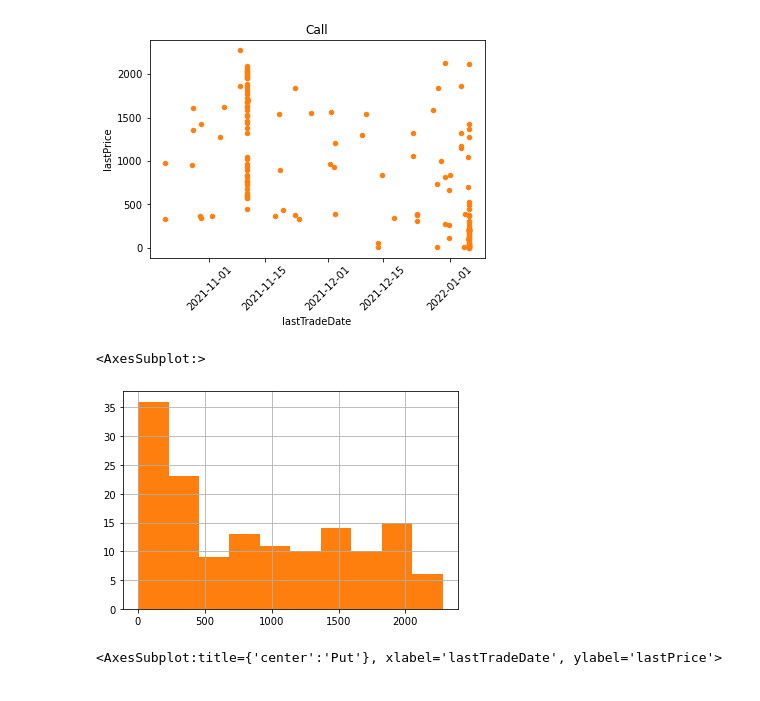
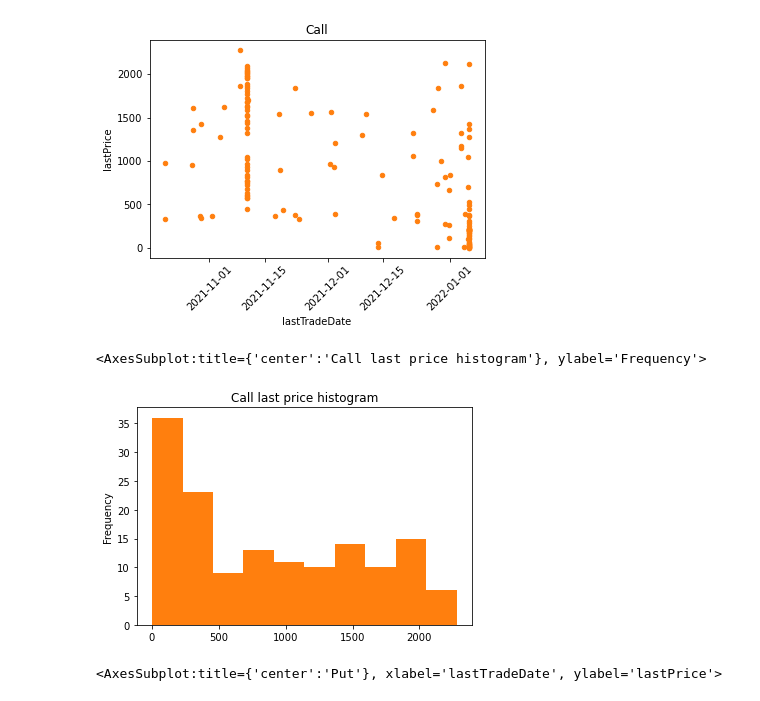
Before and after one commit to stelios-c/pydata2022, a Jupyter notebook: competition entry.ipynb, the cells around one changed output. Saved outputs shown, nothing was run; the diff lists cells and outputs as text; code cells hidden in the pictures.

Commit message:
put titles

```diff
--- a/competition entry.ipynb
+++ b/competition entry.ipynb
@@ -44,10 +44,10 @@ df.query('type=="Call"').plot(kind='scatter',x='lastTradeDate',y='lastPrice',rot
 <AxesSubplot:title={'center':'Call'}, xlabel='lastTradeDate', ylabel='lastPrice'>
 [figure]
 # %%
-df.query('type=="Call"')['lastPrice'].hist(color= "tab:orange")
+df.query('type=="Call"')['lastPrice'].plot(kind='hist',color= "tab:orange",title='Call last price histogram')
 # %% [output]
-<AxesSubplot:>
+<AxesSubplot:title={'center':'Call last price histogram'}, ylabel='Frequency'>
-[figure, old version]
+[figure, new version]
 # %%
 df.query('type=="Put"').plot(kind='scatter',x='lastTradeDate',y='lastPrice',rot=45,\
         color= "tab:green",title='Put')
```
Also changed, not shown: parts of 2 cells of this notebook.
